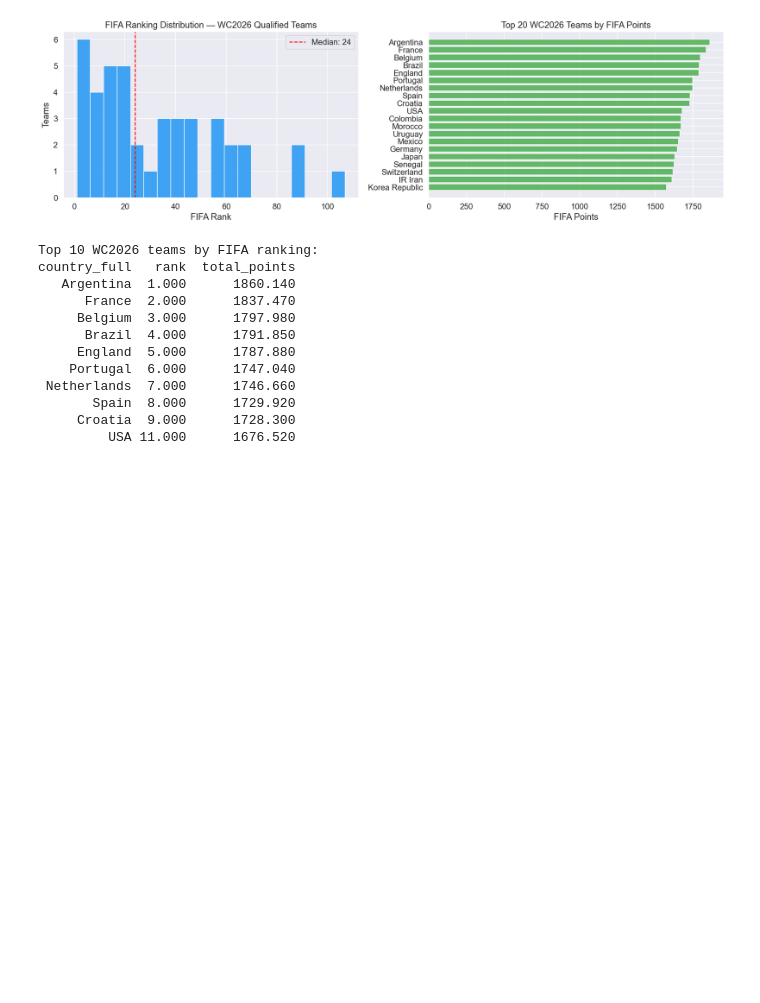
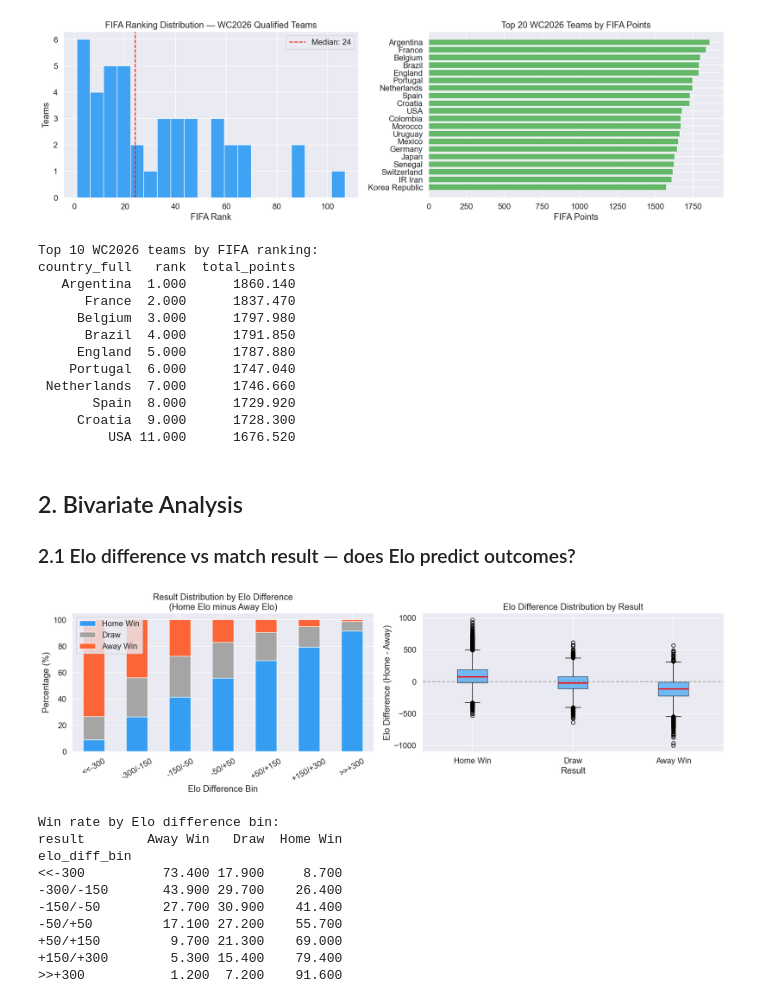
Before and after one commit to federico1809/world-cup-2026-predictor, a Jupyter notebook: notebooks/01_eda/01_eda_results.ipynb, the cells around one changed output. Cells and saved outputs as stored; diff of their text form; code cells hidden in the pictures; blank space fills up the shorter version.

Commit message:
feat(eda): add bivariate analysis, temporal trends, WC baseline, design decisions

```diff
--- a/notebooks/01_eda/01_eda_results.ipynb
+++ b/notebooks/01_eda/01_eda_results.ipynb
@@ -575,3 +575,73 @@ country_full   rank  total_points
        Spain  8.000      1729.920
      Croatia  9.000      1728.300
          USA 11.000      1676.520
+# %% [markdown]
+## 2. Bivariate Analysis
+### 2.1 Elo difference vs match result — does Elo predict outcomes?
+# %%
+# Use df_match_features which has pre-calculated Elo and result
+df_mf = df_match_features.copy()
+
+# Build result column from goals
+df_mf["result"] = df_mf.apply(
+    lambda r: "Home Win" if r.home_goals > r.away_goals
+    else ("Away Win" if r.home_goals < r.away_goals else "Draw"),
+    axis=1
+)
+
+# Bin elo_diff into buckets
+bins = [-1500, -300, -150, -50, 50, 150, 300, 1500]
+labels = ["<<-300", "-300/-150", "-150/-50", "-50/+50", "+50/+150", "+150/+300", ">>+300"]
+df_mf["elo_diff_bin"] = pd.cut(df_mf["elo_diff"], bins=bins, labels=labels)
+
+# Win rate by elo_diff bin
+elo_result = (
+    df_mf.groupby(["elo_diff_bin", "result"], observed=True)
+    .size()
+    .unstack(fill_value=0)
+)
+elo_result_pct = elo_result.div(elo_result.sum(axis=1), axis=0) * 100
+
+fig, axes = plt.subplots(1, 2, figsize=(16, 5))
+
+# --- Stacked bar: result % by Elo diff bin ---
+elo_result_pct[["Home Win", "Draw", "Away Win"]].plot(
+    kind="bar", stacked=True, ax=axes[0],
+    color=["#2196F3", "#9E9E9E", "#FF5722"],
+    edgecolor="white", alpha=0.9
+)
+axes[0].set_title("Result Distribution by Elo Difference\n(Home Elo minus Away Elo)")
+axes[0].set_xlabel("Elo Difference Bin")
+axes[0].set_ylabel("Percentage (%)")
+axes[0].tick_params(axis="x", rotation=30)
+axes[0].legend(loc="upper left")
+
+# --- Boxplot: elo_diff by result ---
+result_order = ["Home Win", "Draw", "Away Win"]
+data_to_plot = [df_mf[df_mf["result"] == r]["elo_diff"].dropna() for r in result_order]
+axes[1].boxplot(data_to_plot, labels=result_order, patch_artist=True,
+    boxprops=dict(facecolor="#2196F3", alpha=0.6),
+    medianprops=dict(color="red", linewidth=2))
+axes[1].set_title("Elo Difference Distribution by Result")
+axes[1].set_xlabel("Result")
+axes[1].set_ylabel("Elo Difference (Home - Away)")
+axes[1].axhline(0, color="gray", linestyle="--", alpha=0.7)
+
+plt.tight_layout()
+plt.savefig(FIGURES_DIR / "05_elo_vs_result.png", dpi=150, bbox_inches="tight")
+plt.show()
+
+print("Win rate by Elo difference bin:")
+print(elo_result_pct.round(1).to_string())
+# %% [output]
+[figure, added]
+Win rate by Elo difference bin:
+result        Away Win   Draw  Home Win
+elo_diff_bin
+<<-300          73.400 17.900     8.700
+-300/-150       43.900 29.700    26.400
+-150/-50        27.700 30.900    41.400
+-50/+50         17.100 27.200    55.700
++50/+150         9.700 21.300    69.000
++150/+300        5.300 15.400    79.400
+>>+300           1.200  7.200    91.600
```
Also changed, not shown: parts of 16 cells of this notebook.
